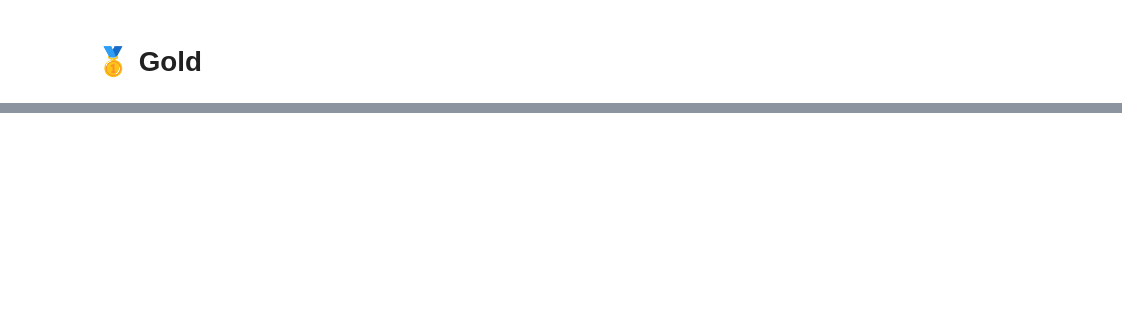
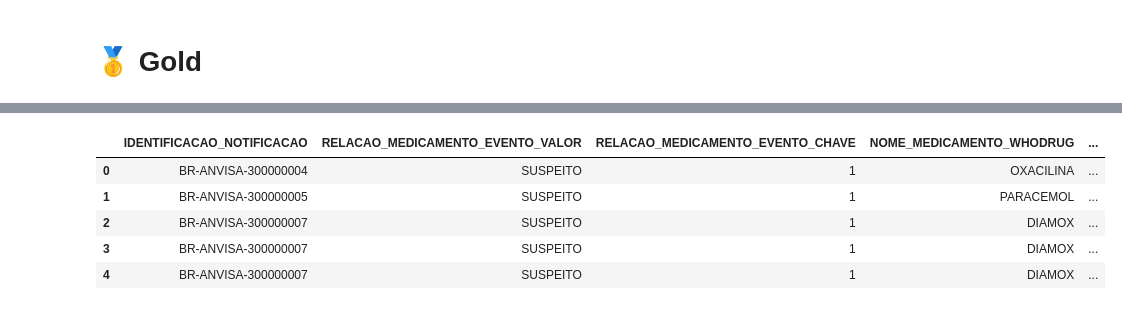
Before and after one commit to mlab-inf-ufrgs/vigimed, a Jupyter notebook: src/medicamentos/elt_fat_medicamentos.ipynb, the cells around one changed output, grey strips where cells are left out. Saved outputs shown, nothing was run; the diff lists cells and outputs as text; code cells hidden in the pictures; blank space fills up the shorter version.

Commit message:
atualizacao base fat_medicamentos

```diff
--- a/src/medicamentos/elt_fat_medicamentos.ipynb
+++ b/src/medicamentos/elt_fat_medicamentos.ipynb
@@ -406,0 +677,6 @@ dim_indicacao_meddra.head(10)
+# %%
+hist_silver = expandir_lista_wide(
+    hist_silver,
+    col="PROBLEMAS_ADICIONAIS_RELCIONADOS_MEDICAMENTO",
+    prefix="PROB_ADIC_",   # se quiser um prefixo mais curto/bonito
+)
@@ -406,0 +714,5 @@ dim_indicacao_meddra.head(10)
+# %%
+colunas_para_desagrupar = ['ATC_CODE_LEVEL_4']
+print(f"Shape antes da desagregação: {hist_silver.shape}")
+hist_silver_dedup = desagrupar_colunas_pipe(hist_silver.rename(columns={'CODIGO_ATC': 'ATC_CODE_LEVEL_4'}), colunas_para_desagrupar)
+print(f"Shape depois da desagregação: {hist_silver_dedup.shape}")
@@ -406,0 +722,7 @@ dim_indicacao_meddra.head(10)
+# %%
+hist_silver_dedup["HASH_SILVER"] = build_row_hash(
+    hist_silver_dedup,
+    hist_silver_dedup.columns.difference(['ATUALIZADO', 'HASH_BRONZE']).tolist(),
+    algo="sha256",
+    sep="|"
+)
@@ -412,0 +894,11 @@ df.to_parquet(caminho_gold, index=False)
+# %%
+fat["HASH_GOLD"] = build_row_hash(fat, final_cols, algo="sha256", sep="|")
+# %%
+fat.head()
+# %% [output]
+|  | IDENTIFICACAO_NOTIFICACAO | RELACAO_MEDICAMENTO_EVENTO_VALOR | RELACAO_MEDICAMENTO_EVENTO_CHAVE | NOME_MEDICAMENTO_WHODRUG | ... |
+| 0 | BR-ANVISA-300000004 | SUSPEITO | 1 | OXACILINA | ... |
+| 1 | BR-ANVISA-300000005 | SUSPEITO | 1 | PARACEMOL | ... |
+| 2 | BR-ANVISA-300000007 | SUSPEITO | 1 | DIAMOX | ... |
+| 3 | BR-ANVISA-300000007 | SUSPEITO | 1 | DIAMOX | ... |
+| 4 | BR-ANVISA-300000007 | SUSPEITO | 1 | DIAMOX | ... |
```
Also changed, not shown: parts of 107 cells of this notebook, 8 other files.
